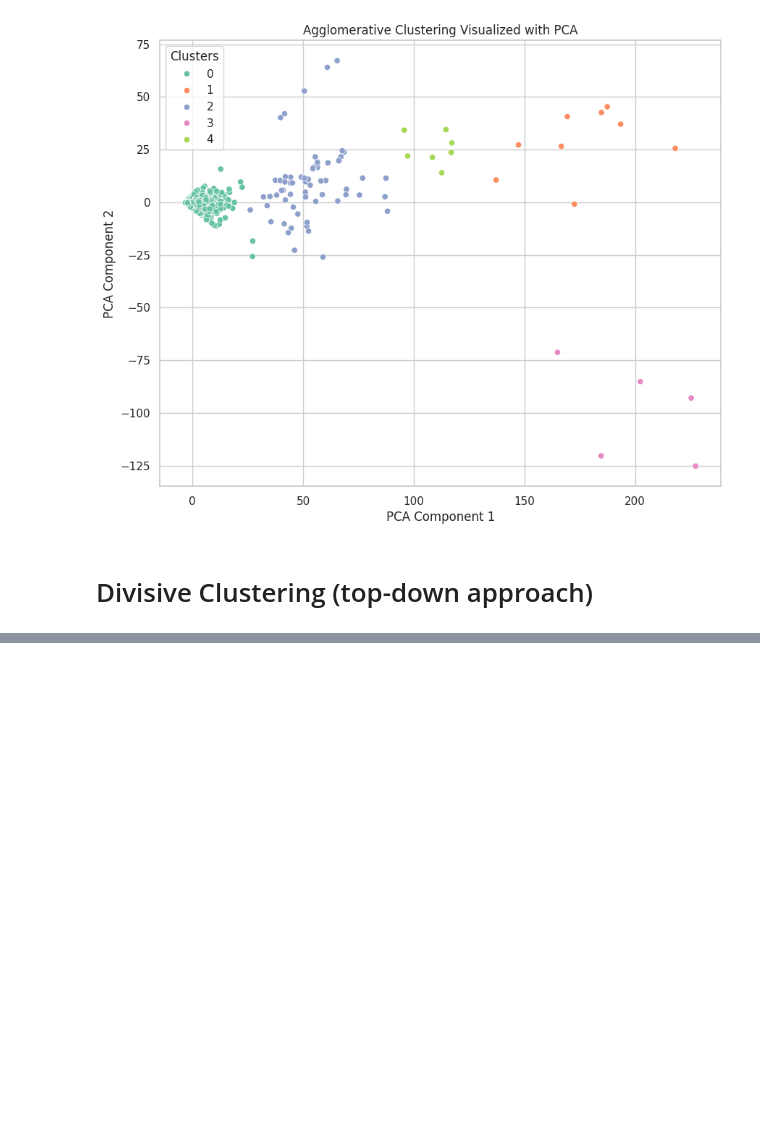
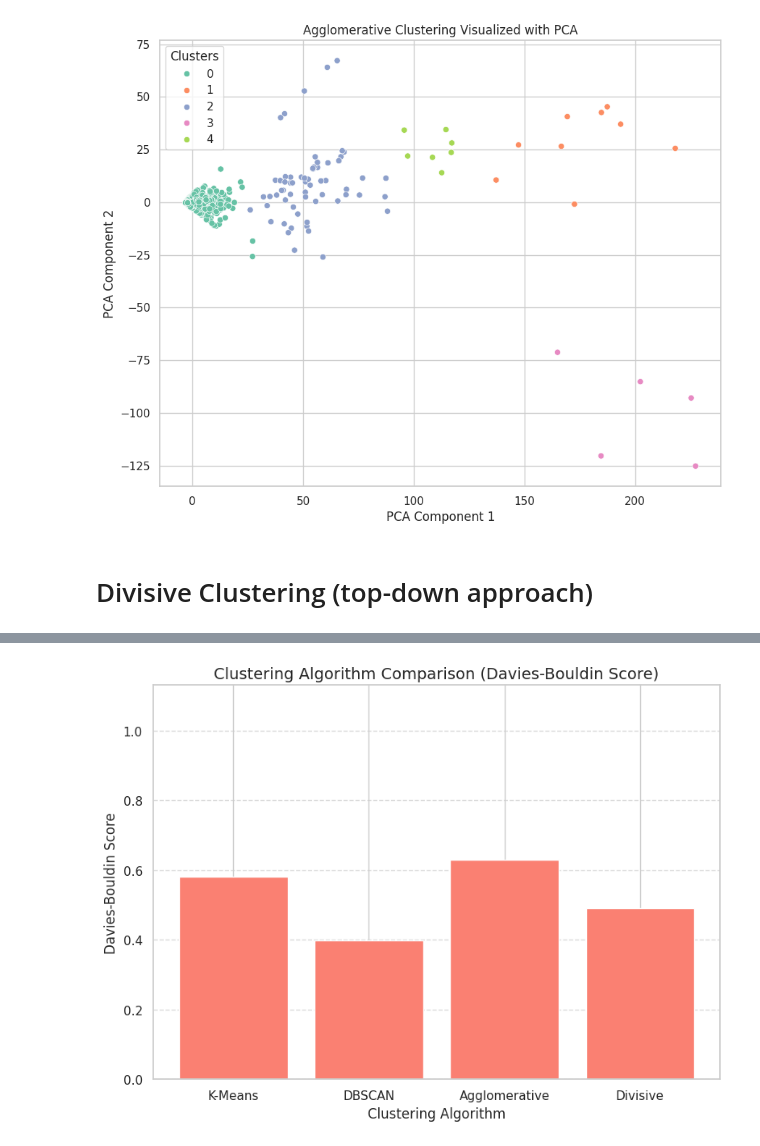
Before and after one commit to EricSiq/India_Missing_Persons_Analysis_2017-2022, a Jupyter notebook: USL_A2_13_040_041.ipynb, the cells around one changed output, grey strips where cells are left out. Cells and saved outputs as stored; diff of their text form; code cells hidden in the pictures; blank space fills up the shorter version.

```diff
--- a/USL_A2_13_040_041.ipynb
+++ b/USL_A2_13_040_041.ipynb
@@ -734,8 +768,8 @@ Silhouette Score (excluding noise): 0.6997
 # Davies-Bouldin Score can include all clusters, including noise
 # it assumes labels >= 0, so we exclude noise here too
 if len(set(dbscan.labels_[mask])) > 1:
-    db_score = davies_bouldin_score(X_scaled[mask], dbscan.labels_[mask])
-    print(f"Davies-Bouldin Score (excluding noise): {db_score:.4f}")
+    DBSCAN_db_score = davies_bouldin_score(X_scaled[mask], dbscan.labels_[mask])
+    print(f"Davies-Bouldin Score (excluding noise): {DBSCAN_db_score:.4f}")
 else:
     print("Davies-Bouldin Score: Not applicable")
 # %% [output]
@@ -875,0 +988,22 @@ plt.show()
+# %%
+
+# Dictionary of Davies-Bouldin scores
+db_scores = {
+    'K-Means': KM_db_score,
+    'DBSCAN': DBSCAN_db_score,
+    'Agglomerative': AC_db_score,
+    'Divisive': DC_db_score
+}
+
+# Bar plot
+plt.figure(figsize=(8, 6))
+plt.bar(db_scores.keys(), db_scores.values(), color='salmon')
+plt.xlabel("Clustering Algorithm", fontsize=12)
+plt.ylabel("Davies-Bouldin Score", fontsize=12)
+plt.title("Clustering Algorithm Comparison (Davies-Bouldin Score)", fontsize=14)
+plt.ylim(0, max(db_scores.values()) + 0.5)
+plt.grid(axis='y', linestyle='--', alpha=0.7)
+plt.tight_layout()
+plt.show()
+# %% [output]
+[figure, added]
```
Also changed, not shown: parts of 28 cells of this notebook.
